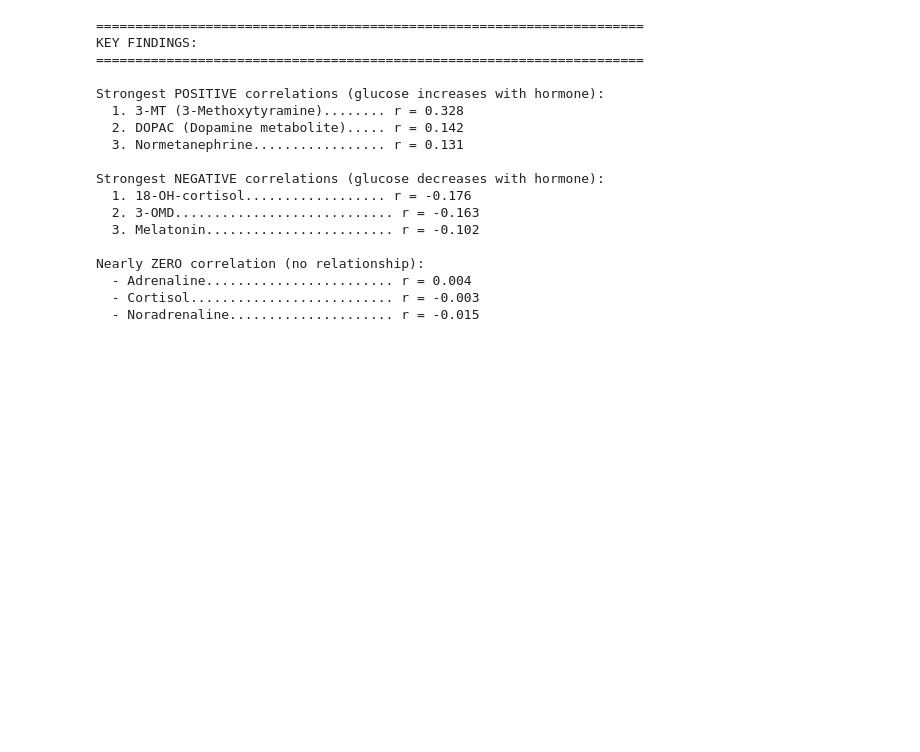
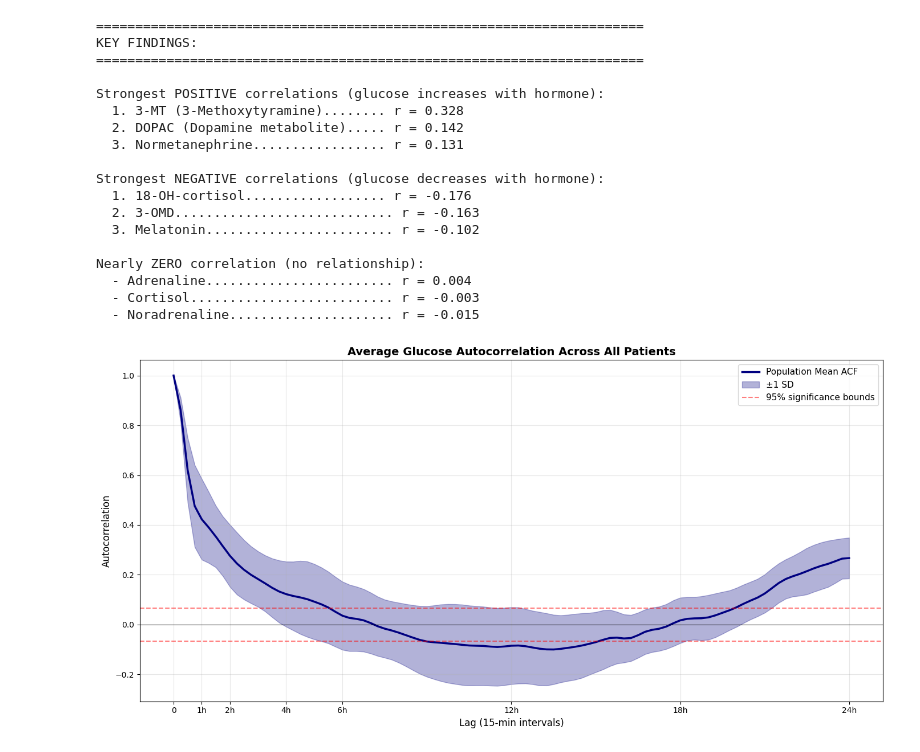
Before and after one commit to james-burdon/MDM3-dynamic-therapeutics, a Jupyter notebook: glucose-process.ipynb, the cells around one changed output. Saved outputs shown, nothing was run; the diff lists cells and outputs as text; code cells hidden in the pictures; blank space fills up the shorter version.

```diff
--- a/glucose-process.ipynb
+++ b/glucose-process.ipynb
@@ -561,3 +554,86 @@ Nearly ZERO correlation (no relationship):
   - Adrenaline........................ r = 0.004
   - Cortisol.......................... r = -0.003
   - Noradrenaline..................... r = -0.015
+# %%
+from statsmodels.tsa.stattools import acf
+
+# Calculate ACF for all patients
+all_acf = {}
+max_lags = 96  # 24 hours (at 15-min intervals)
+
+for patient_key in data_dict.keys():
+    cat_id = patient_key.split('WELLCOME')[0]
+    glucose = data_dict[patient_key]['Historic Glucose mmol/L'].dropna()
+
+    # Calculate ACF values
+    acf_values = acf(glucose, nlags=max_lags, fft=True)
+    all_acf[cat_id] = acf_values
+
+# Convert to array for easier manipulation
+acf_array = np.array(list(all_acf.values()))  # Shape: (n_patients, max_lags+1)
+
+# Calculate mean and std across patients
+mean_acf = np.mean(acf_array, axis=0)
+std_acf = np.std(acf_array, axis=0)
+sem_acf = std_acf / np.sqrt(len(all_acf))  # Standard error of mean
+
+# Create plot
+plt.figure(figsize=(14, 7))
+
+# Plot mean ACF
+lags = np.arange(len(mean_acf))
+plt.plot(lags, mean_acf, color='navy', linewidth=2.5, label='Population Mean ACF')
+
+# Add confidence band (±1 SD)
+plt.fill_between(lags, mean_acf - std_acf, mean_acf + std_acf,
+                 alpha=0.3, color='navy', label='±1 SD')
+
+# Alternative: use ±1.96 SEM for 95% CI of the mean
+# plt.fill_between(lags, mean_acf - 1.96*sem_acf, mean_acf + 1.96*sem_acf,
+#                  alpha=0.3, color='navy', label='95% CI')
+
+# Add reference lines
+plt.axhline(y=0, color='black', linestyle='-', linewidth=0.8)
+
+# Add approximate significance bounds (using average sample size)
+avg_n = np.mean([len(data_dict[k]['Historic Glucose mmol/L'].dropna()) for k in data_dict.keys()])
+conf_interval = 1.96 / np.sqrt(avg_n)
+plt.axhline(y=conf_interval, color='red', linestyle='--', alpha=0.5, label='95% significance bounds')
+plt.axhline(y=-conf_interval, color='red', linestyle='--', alpha=0.5)
+
+# Formatting
+plt.xlabel('Lag (15-min intervals)', fontsize=12)
+plt.ylabel('Autocorrelation', fontsize=12)
+plt.title('Average Glucose Autocorrelation Across All Patients', fontsize=14, fontweight='bold')
+plt.grid(True, alpha=0.3)
+plt.legend(fontsize=11)
+
+# Add x-axis labels in hours for easier interpretation
+ax = plt.gca()
+hour_ticks = [0, 4, 8, 16, 24, 48, 72, 96]  # 0, 1h, 2h, 4h, 6h, 12h, 18h, 24h
+hour_labels = ['0', '1h', '2h', '4h', '6h', '12h', '18h', '24h']
+ax.set_xticks(hour_ticks)
+ax.set_xticklabels(hour_labels)
+
+plt.tight_layout()
+plt.show()
+
+# Print summary statistics
+print("="*70)
+print("AUTOCORRELATION SUMMARY")
+print("="*70)
+print(f"Number of patients: {len(all_acf)}")
+print(f"Average sample size per patient: {avg_n:.0f} readings")
+print(f"\nACF at key lags:")
+print(f"  Lag 4 (1 hour)........ Mean ACF = {mean_acf[4]:.3f} ± {std_acf[4]:.3f}")
+print(f"  Lag 8 (2 hours)....... Mean ACF = {mean_acf[8]:.3f} ± {std_acf[8]:.3f}")
+print(f"  Lag 16 (4 hours)...... Mean ACF = {mean_acf[16]:.3f} ± {std_acf[16]:.3f}")
+print(f"  Lag 24 (6 hours)...... Mean ACF = {mean_acf[24]:.3f} ± {std_acf[24]:.3f}")
+print(f"  Lag 48 (12 hours)..... Mean ACF = {mean_acf[48]:.3f} ± {std_acf[48]:.3f}")
+print(f"  Lag 96 (24 hours)..... Mean ACF = {mean_acf[96]:.3f} ± {std_acf[96]:.3f}")
+
+# Find lag where ACF drops below 0.5 on average
+lag_50 = np.argmax(mean_acf < 0.5)
+print(f"\nACF drops below 0.5 at lag {lag_50} ({lag_50*15} minutes = {lag_50/4:.1f} hours)")
+# %% [output]
+[figure, added]
```
Also changed, not shown: parts of 2 cells of this notebook.
